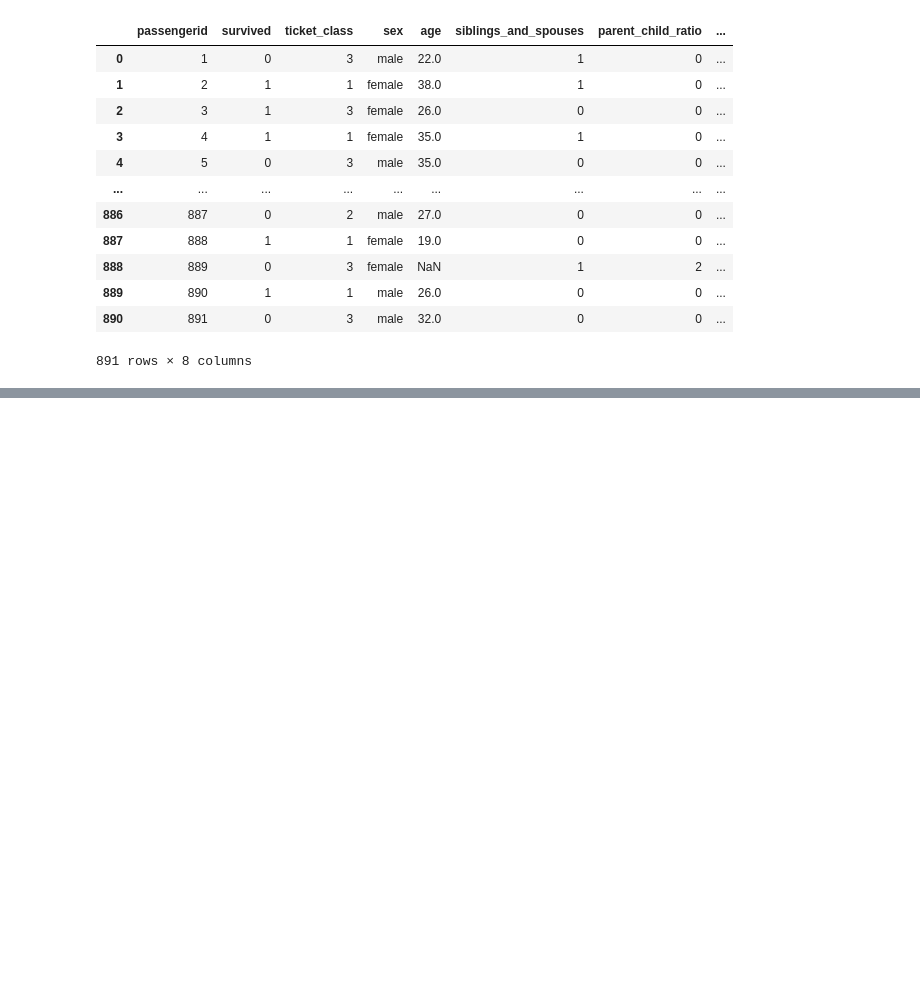
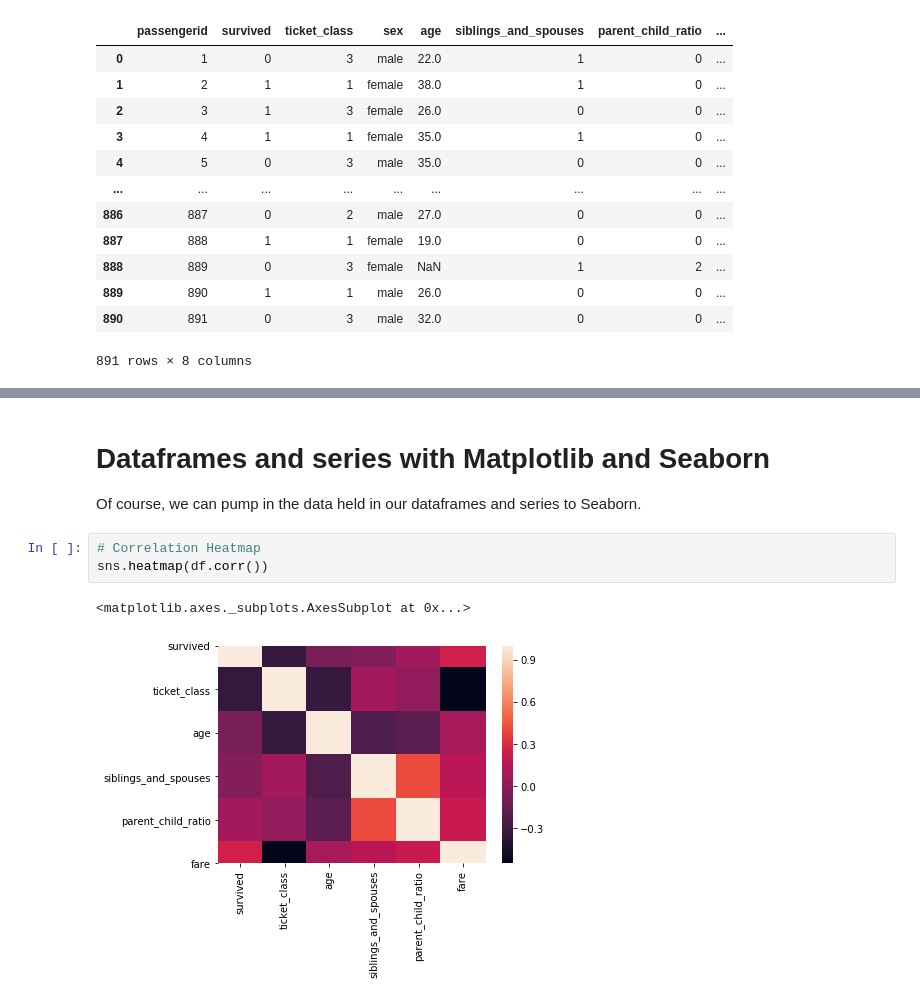
Before and after one commit to lecritch/pandas1_seattle-chicago-ds, a Jupyter notebook: pandas_intro_continued.ipynb, the cells around one changed output, grey strips where cells are left out. Saved outputs shown, nothing was run; the diff lists cells and outputs as text; blank space fills up the shorter version.

```diff
--- a/pandas_intro_continued.ipynb
+++ b/pandas_intro_continued.ipynb
@@ -179,0 +454,10 @@ df.drop(columns=['cabin','ticket', 'embarked'])
+# %% [markdown]
+# Dataframes and series with Matplotlib and Seaborn
+
+Of course, we can pump in the data held in our dataframes and series to Seaborn.
+# %%
+# Correlation Heatmap
+sns.heatmap(df.corr())
+# %% [output]
+<matplotlib.axes._subplots.AxesSubplot at 0x...>
+[figure, added]
```
Also changed, not shown: parts of 60 cells of this notebook.
